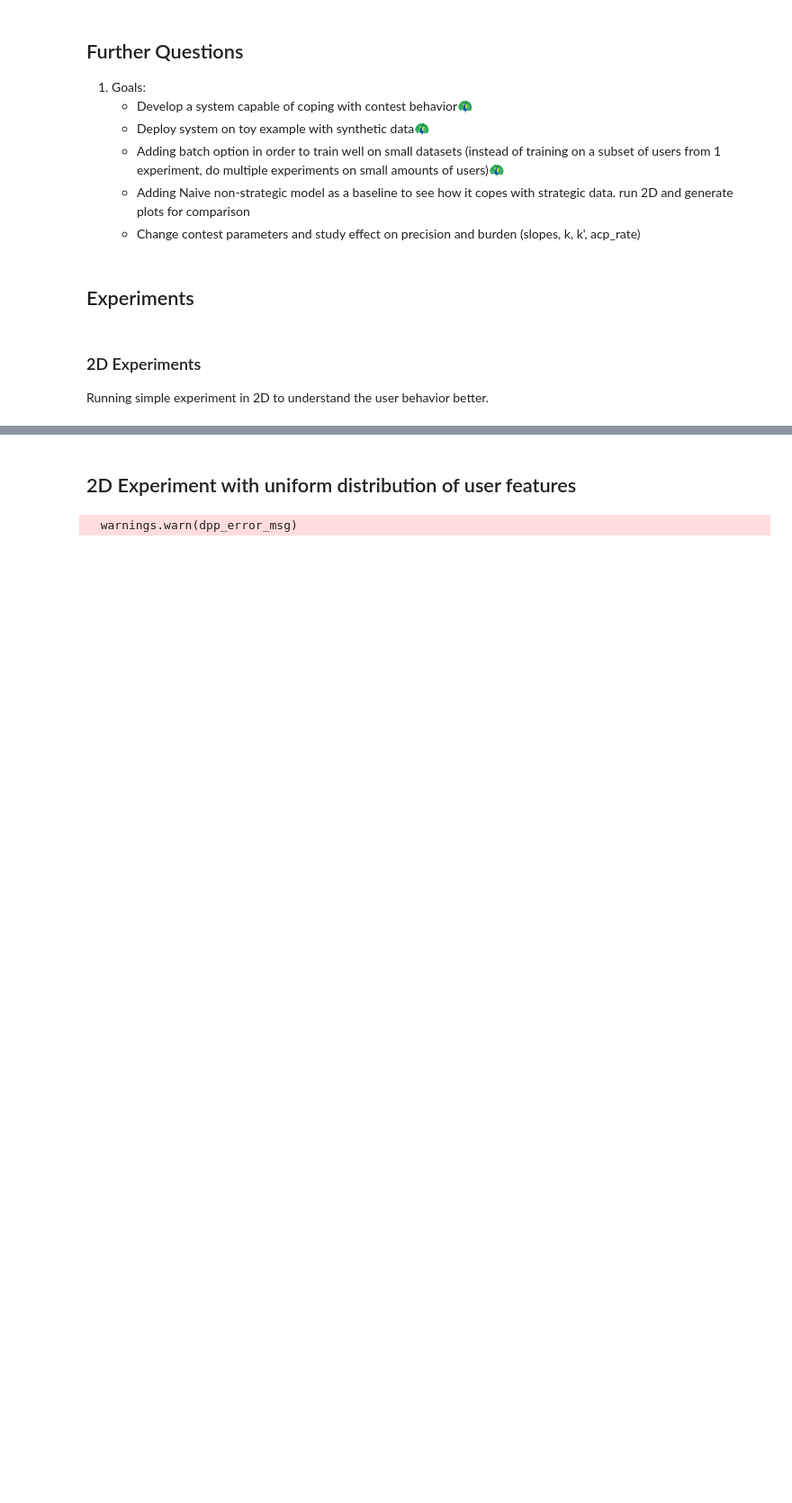
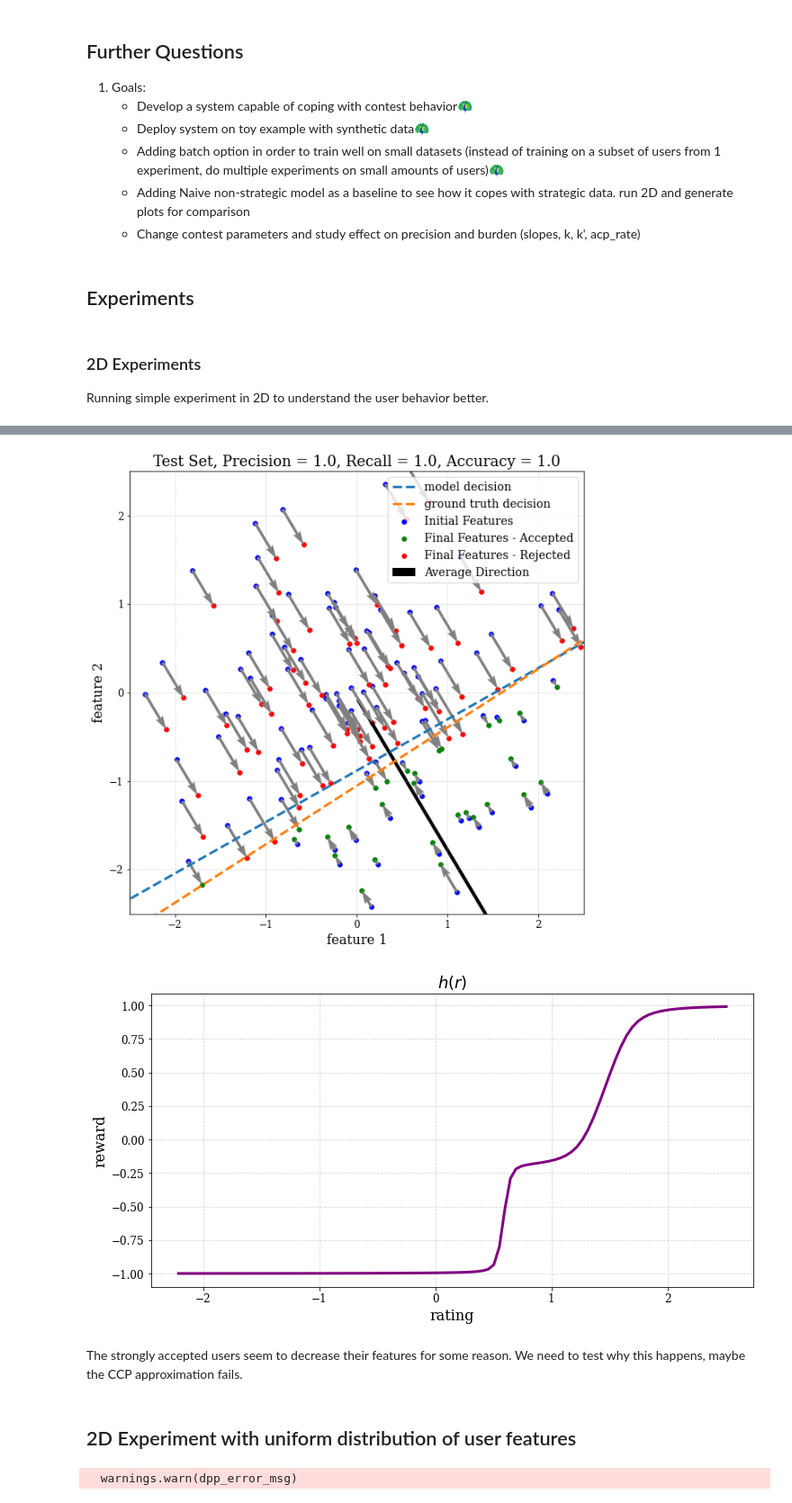
Before and after one commit to barweiss1/ranked_strategic_classification, a Jupyter notebook: strategicClassification-BatchedCCP.ipynb, the cells around one changed output, grey strips where cells are left out. Shown: that part at 90% size. Cells and saved outputs as stored; diff of their text form; code cells hidden in the pictures; blank space fills up the shorter version.

```diff
--- a/strategicClassification-BatchedCCP.ipynb
+++ b/strategicClassification-BatchedCCP.ipynb
@@ -946,12 +965,15 @@ def our_scatter(rank_env, model, X):
     X = X.squeeze()
     w, b = model.get_wb()
     X_T, _ = rank_env.full_dynamic_update(X, w, b)
+    R_pred = model.forward(X)
+    y_pred = model.rating_to_accept(R_pred.detach().numpy())
     point_size = 30
-    fig, ax = plt.subplots(1, 1, figsize=(6, 6))
+    fig, ax = plt.subplots(1, 1, figsize=(10, 10))
 
     # plotting scatter plots of test set
     ax.scatter(X[:, 0], X[:, 1], marker='o', s=point_size, color='b', label='Initial Features')
-    ax.scatter(X_T[:, 0], X_T[:, 1], marker='o', s=point_size, color='r', label='Final Features')
+    ax.scatter(X_T[y_pred == 1, 0], X_T[y_pred == 1, 1], marker='o', s=point_size, color='g', label='Final Features - Accepted')
+    ax.scatter(X_T[y_pred == 0, 0], X_T[y_pred == 0, 1], marker='o', s=point_size, color='r', label='Final Features - Rejected')
     # Calculate the differences
     U = X_T[:, 0] - X[:, 0]
     V = X_T[:, 1] - X[:, 1]
@@ -974,6 +996,12 @@ def our_scatter(rank_env, model, X):
 # %%
 # plotting for the test batch
 our_scatter(rank_env, model, X_test)
+view_reward_func(rank_env, R_test, X_test)
+# %% [output]
+[figure, added]
+[figure, added]
+# %% [markdown]
+The strongly accepted users seem to decrease their features for some reason. We need to test why this happens, maybe the CCP approximation fails.
 # %% [markdown]
 ## 2D Experiment with uniform distribution of user features
 # %%
```
Also changed, not shown: parts of 3 cells of this notebook, 6 other files.
